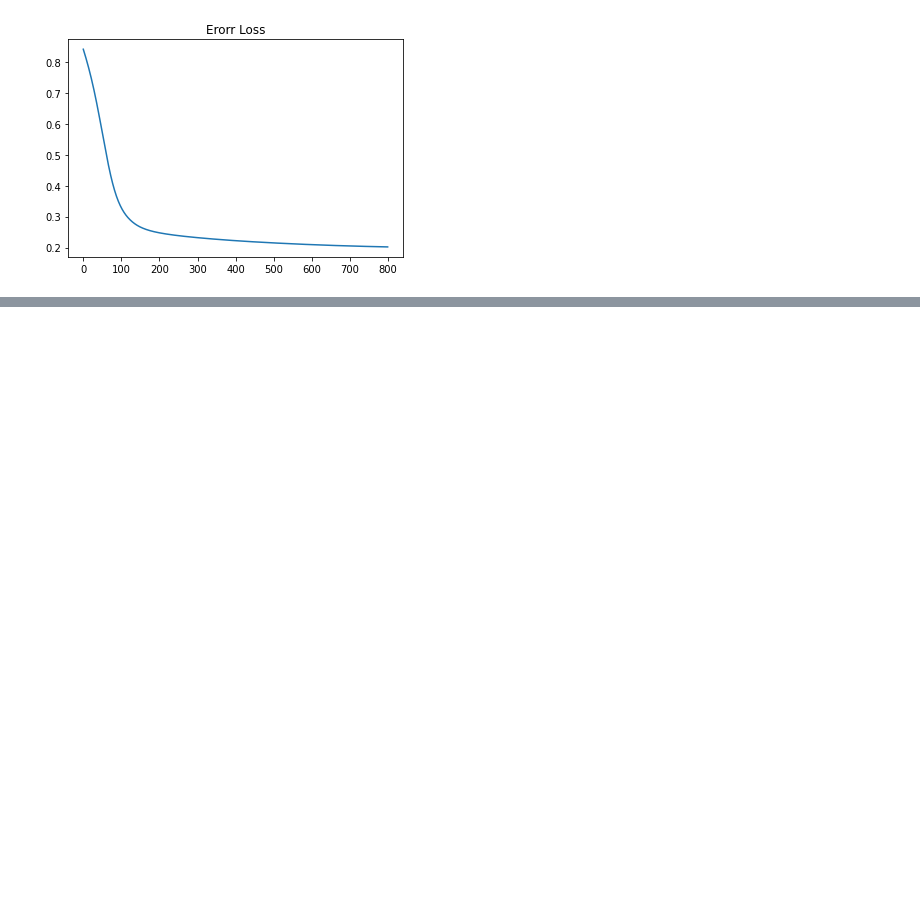
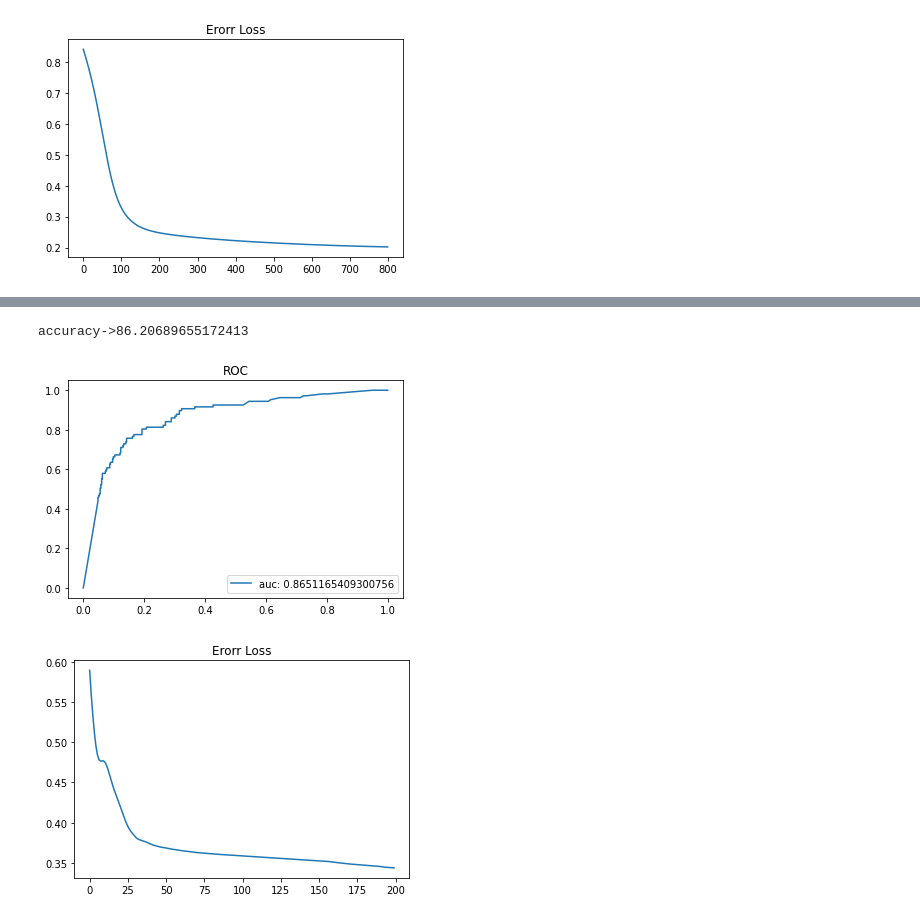
Before and after one commit to abhishekshakya/BPSO-and-ANN-for-sofware-fault-predicition, a Jupyter notebook: internPSO_ANN.ipynb, the cells around one changed output, grey strips where cells are left out. Saved outputs shown, nothing was run; the diff lists cells and outputs as text; code cells hidden in the pictures; blank space fills up the shorter version.

```diff
--- a/internPSO_ANN.ipynb
+++ b/internPSO_ANN.ipynb
@@ -411,0 +448,6 @@ accuracy->92.44485294117646
+# %%
+get_ANN(df_kc2,4,2,0.06,200,"KC2")
+# %% [output]
+accuracy->86.20689655172413
+[figure, added]
+[figure, added]
```
Also changed, not shown: parts of 16 cells of this notebook.
